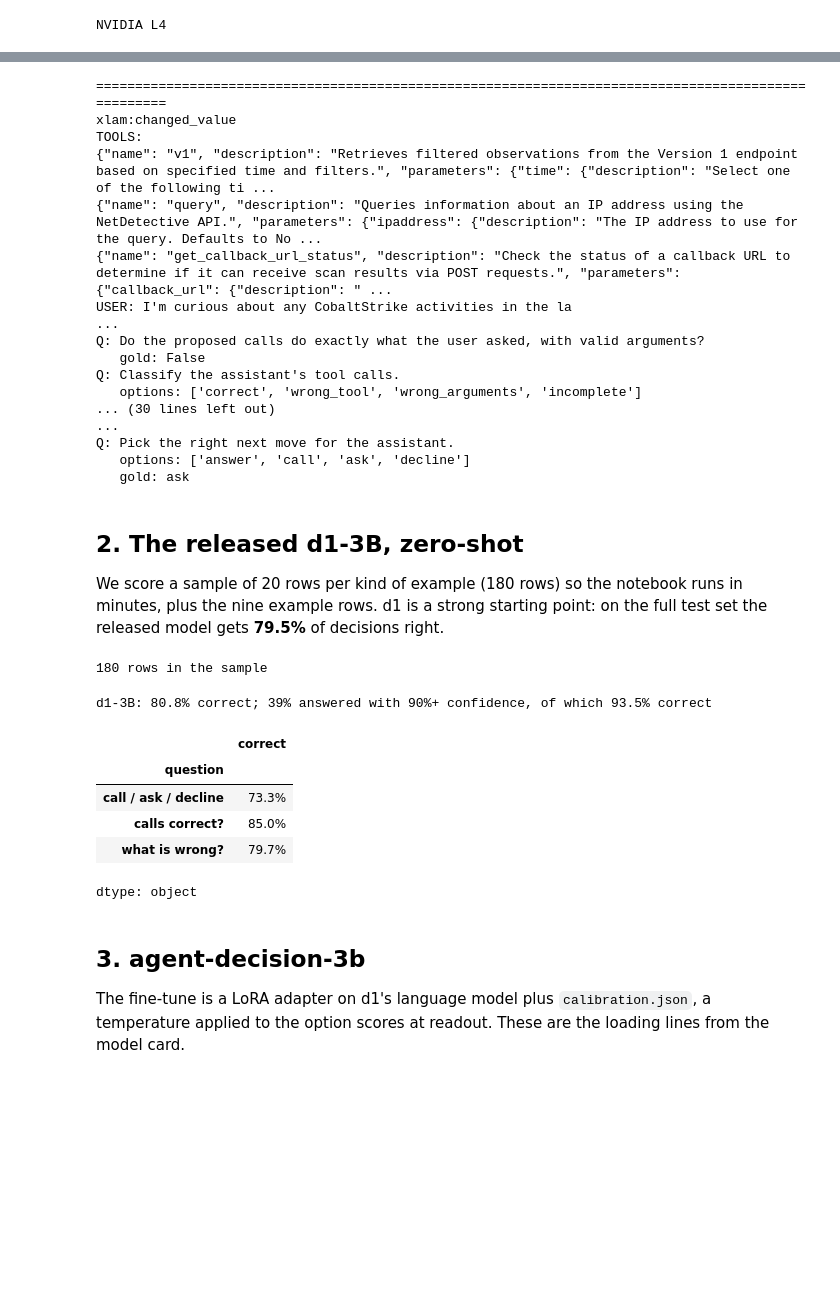
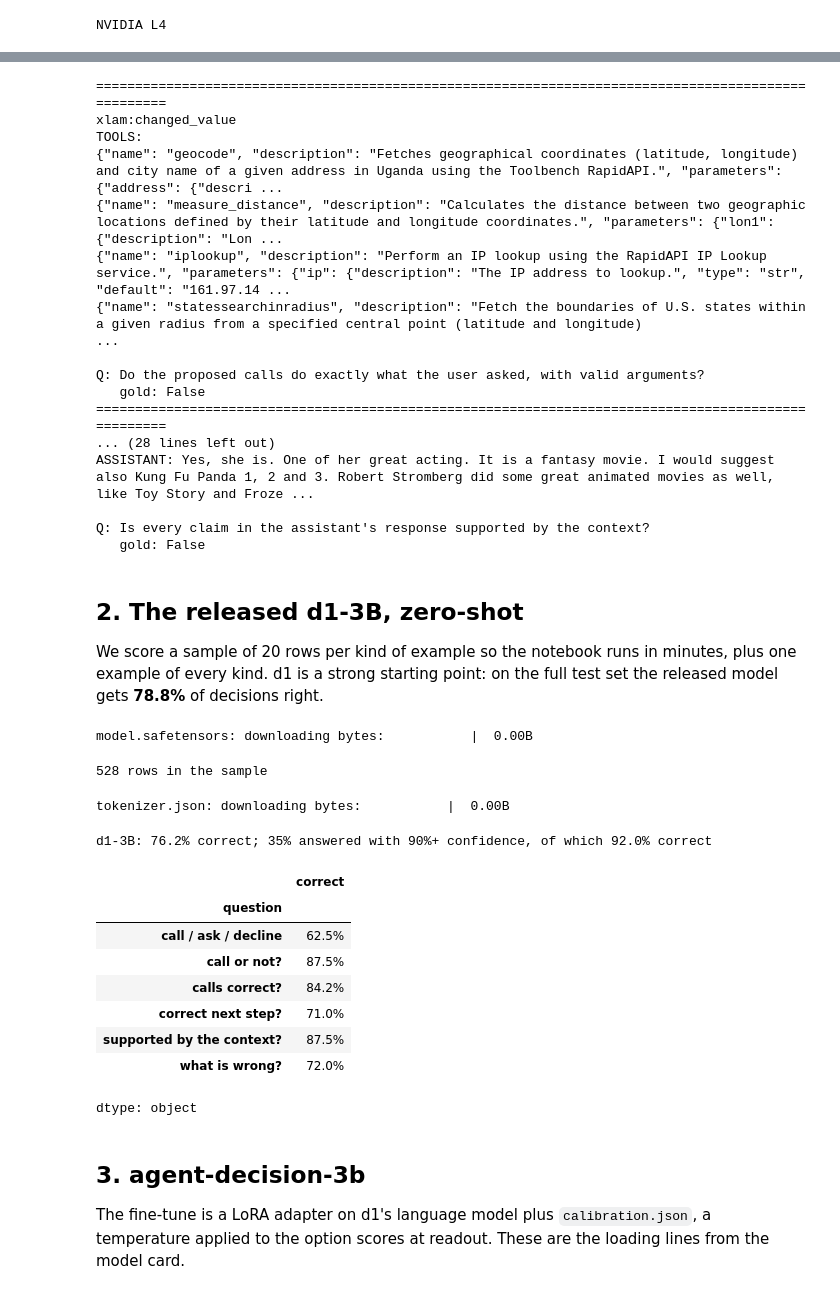
Before and after one commit to grounded-ai/agent-decision, a Jupyter notebook: notebooks/showcase_agent_decision_3b.ipynb, the cells around one changed output, grey strips where cells are left out. Drawn from its saved outputs; the diff is of its cells as text; code cells hidden in the pictures; blank space fills up the shorter version.

```diff
--- a/notebooks/showcase_agent_decision_3b.ipynb
+++ b/notebooks/showcase_agent_decision_3b.ipynb
@@ -38,7 +40,7 @@ The test set ([`grounded-ai/agent-decision-eval`](https://huggingface.co/dataset
 # %%
 path = hf_hub_download("grounded-ai/agent-decision-eval", "test.jsonl", repo_type="dataset")
 TEST = [json.loads(line) for line in open(path)]
-kind = lambda r: f'{r["source"]}:{r["edit"] or r["kind"]}'
+kind = lambda r: f'{r["source"]}:{r["edit"] or r["stratum"] or r["kind"]}'
 print(len(TEST), "test rows")
 print(pd.Series([kind(r) for r in TEST]).value_counts().to_string())
 # %% [output]
@@ -66,31 +75,32 @@ def show(row, max_chars=1400):
 
 
 # One example of every kind, fixed up front (the first transcript-style row of each kind), not picked by result.
-EXAMPLES = {k: next(r for r in TEST if kind(r) == k and r["style"] == "transcript") for k in sorted({kind(r) for r in TEST})}
-for k in ("xlam:changed_value", "xlam:undefined_parameter", "xlam:correct", "when2call:request_for_info"):
+EXAMPLES = {k: next((r for r in TEST if kind(r) == k and r["style"] == "transcript"), next(r for r in TEST if kind(r) == k))
+            for k in sorted({kind(r) for r in TEST})}
+for k in ("xlam:changed_value", "agentdojo:injected_action", "when2call:request_for_info", "halueval:hallucinated"):
     show(EXAMPLES[k])
 # %% [output]
 ====================================================================================================
 xlam:changed_value
 TOOLS:
-{"name": "v1", "description": "Retrieves filtered observations from the Version 1 endpoint based on specified time and filters.", "parameters": {"time": {"description": "Select one of the following ti ...
-{"name": "query", "description": "Queries information about an IP address using the NetDetective API.", "parameters": {"ipaddress": {"description": "The IP address to use for the query. Defaults to No ...
-{"name": "get_callback_url_status", "description": "Check the status of a callback URL to determine if it can receive scan results via POST requests.", "parameters": {"callback_url": {"description": " ...
-USER: I'm curious about any CobaltStrike activities in the la
+{"name": "geocode", "description": "Fetches geographical coordinates (latitude, longitude) and city name of a given address in Uganda using the Toolbench RapidAPI.", "parameters": {"address": {"descri ...
+{"name": "measure_distance", "description": "Calculates the distance between two geographic locations defined by their latitude and longitude coordinates.", "parameters": {"lon1": {"description": "Lon ...
+{"name": "iplookup", "description": "Perform an IP lookup using the RapidAPI IP Lookup service.", "parameters": {"ip": {"description": "The IP address to lookup.", "type": "str", "default": "161.97.14 ...
+{"name": "statessearchinradius", "description": "Fetch the boundaries of U.S. states within a given radius from a specified central point (latitude and longitude)
 ...
+
 Q: Do the proposed calls do exactly what the user asked, with valid arguments?
    gold: False
-Q: Classify the assistant's tool calls.
-   options: ['correct', 'wrong_tool', 'wrong_arguments', 'incomplete']
-... (30 lines left out)
-...
-Q: Pick the right next move for the assistant.
-   options: ['answer', 'call', 'ask', 'decline']
-   gold: ask
+====================================================================================================
+... (28 lines left out)
+ASSISTANT: Yes, she is. One of her great acting. It is a fantasy movie. I would suggest also Kung Fu Panda 1, 2 and 3. Robert Stromberg did some great animated movies as well, like Toy Story and Froze ...
+
+Q: Is every claim in the assistant's response supported by the context?
+   gold: False
 # %% [markdown]
 ## 2. The released d1-3B, zero-shot
 
-We score a sample of 20 rows per kind of example (180 rows) so the notebook runs in minutes, plus the nine example rows. d1 is a strong starting point: on the full test set the released model gets **79.5%** of decisions right.
+We score a sample of 20 rows per kind of example so the notebook runs in minutes, plus one example of every kind. d1 is a strong starting point: on the full test set the released model gets **78.8%** of decisions right.
 # %%
 from transformers import AutoModel
 
@@ -104,13 +114,15 @@ for k in sorted({kind(r) for r in TEST}):
     SAMPLE += rng.sample(group, min(20, len(group)))
 print(len(SAMPLE), "rows in the sample")
 # %% [output]
-180 rows in the sample
+model.safetensors: downloading bytes:           |  0.00B
+528 rows in the sample
 # %%
 def gold_key(question, gold):
     return ("true" if gold else "false") if question["type"] == "noul" else str(gold)
 
 
-FAMILY_NAMES = {"tool_call_ok": "calls correct?", "tool_call_kind": "what is wrong?", "call_ask_decline": "call / ask / decline"}
+FAMILY_NAMES = {"tool_call_ok": "calls correct?", "tool_call_kind": "what is wrong?", "call_ask_decline": "call / ask / decline",
+                "call_or_not": "call or not?", "step_ok": "correct next step?", "grounding": "supported by the context?"}
 
 
 def picked(question, answer):
@@ -118,38 +130,42 @@ def picked(question, answer):
     if question["type"] == "noul":
         return ("true" if answer["noul"] >= 0.5 else "false"), max(answer["noul"], 1 - answer["noul"])
     if question["type"] == "choice":
         return answer["choice"], answer["confidence"]
     best = max(answer["probabilities"], key=answer["probabilities"].get)
     return best, answer["probabilities"][best]
 
 
 def score(rows, batch_size=32):
     """One row per question: the model's answer, its confidence, and whether it matches the gold answer."""
     out = []
     for i in range(0, len(rows), batch_size):
         chunk = rows[i : i + batch_size]
         for row, response in zip(chunk, model.system_one_batch([(r["state"], r["questions"]) for r in chunk])):
             for qid, question in row["questions"].items():
                 answer, confidence = picked(question, response["answers"][qid])
                 gold = gold_key(question, row["gold"][qid])
                 out.append({"id": row["id"], "question": FAMILY_NAMES[row["families"][qid]], "kind": kind(row),
                             "gold": gold, "answer": answer, "confidence": confidence, "correct": answer == gold})
     return pd.DataFrame(out)
 
 
 base = score(SAMPLE)
 base_examples = score(list(EXAMPLES.values()))
 print(f'd1-3B: {base["correct"].mean():.1%} correct; '
       f'{(base["confidence"] >= 0.9).mean():.0%} answered with 90%+ confidence, of which {base[base["confidence"] >= 0.9]["correct"].mean():.1%} correct')
 base.groupby("question")["correct"].mean().map("{:.1%}".format)
 # %% [output]
-d1-3B: 80.8% correct; 39% answered with 90%+ confidence, of which 93.5% correct
+tokenizer.json: downloading bytes:           |  0.00B
+d1-3B: 76.2% correct; 35% answered with 90%+ confidence, of which 92.0% correct
 |  | correct |
 | question |  |
-| call / ask / decline | 73.3% |
-| calls correct? | 85.0% |
-| what is wrong? | 79.7% |
+| call / ask / decline | 62.5% |
+| call or not? | 87.5% |
+| calls correct? | 84.2% |
+| correct next step? | 71.0% |
+| supported by the context? | 87.5% |
+| what is wrong? | 72.0% |
-dtype: object
+dtype: object
 # %% [markdown]
 ## 3. agent-decision-3b
 
```
Also changed, not shown: parts of 10 cells of this notebook, 9 other files.
